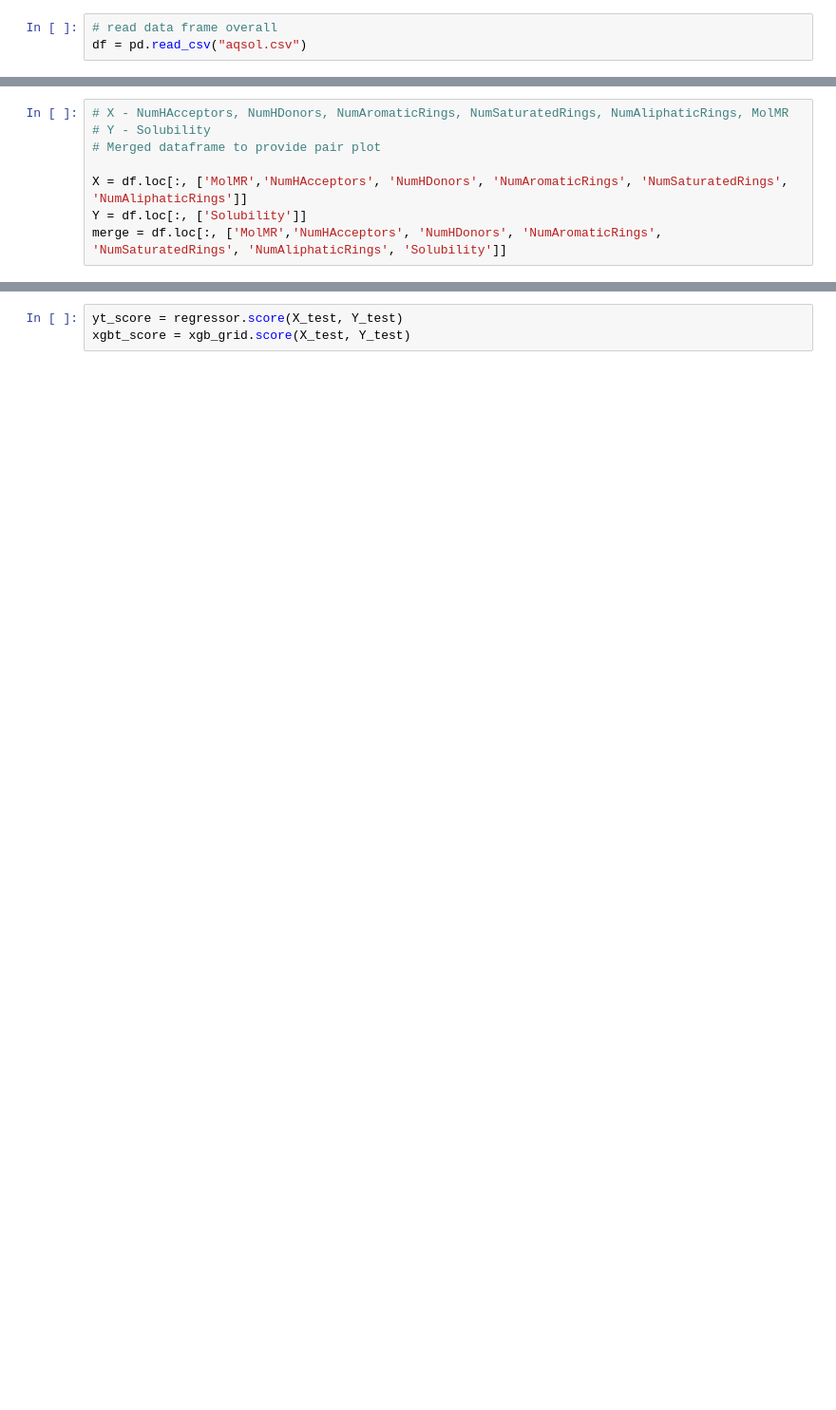
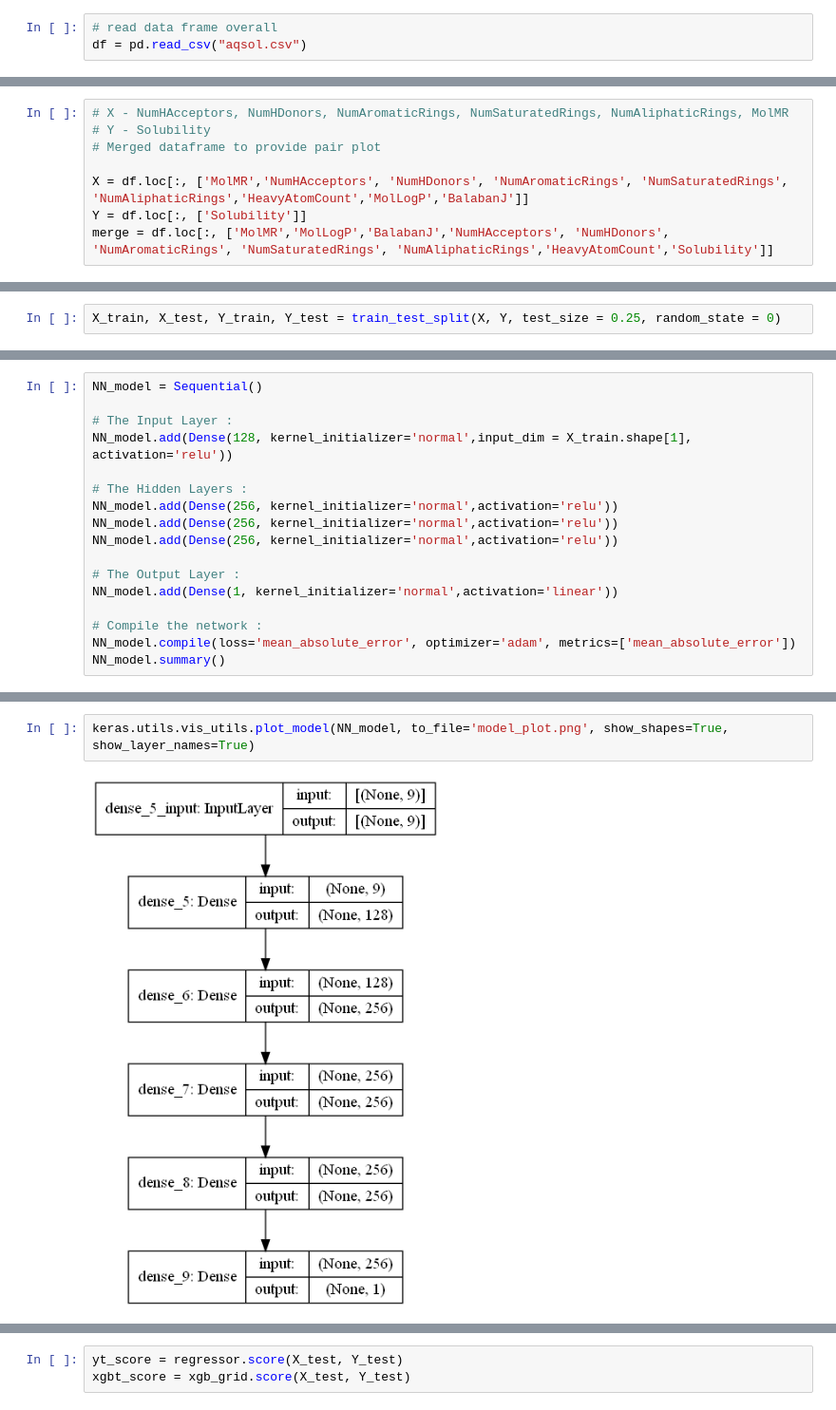
Before and after one commit to Luberr-Dhruv/ML_Liquid, a Jupyter notebook: Solubility/solubility_ml_with_xgboost.ipynb, the cells around one changed output, grey strips where cells are left out. Shown at 95% size. Cells and saved outputs as stored; diff of their text form; blank space fills up the shorter version.

```diff
--- a/Solubility/solubility_ml_with_xgboost.ipynb
+++ b/Solubility/solubility_ml_with_xgboost.ipynb
@@ -45,6 +62,6 @@ df.head()
 # Y - Solubility
 # Merged dataframe to provide pair plot
 
-X = df.loc[:, ['MolMR','NumHAcceptors', 'NumHDonors', 'NumAromaticRings', 'NumSaturatedRings', 'NumAliphaticRings']]
+X = df.loc[:, ['MolMR','NumHAcceptors', 'NumHDonors', 'NumAromaticRings', 'NumSaturatedRings', 'NumAliphaticRings','HeavyAtomCount','MolLogP','BalabanJ']]
 Y = df.loc[:, ['Solubility']]
-merge = df.loc[:, ['MolMR','NumHAcceptors', 'NumHDonors', 'NumAromaticRings', 'NumSaturatedRings', 'NumAliphaticRings', 'Solubility']]
+merge = df.loc[:, ['MolMR','MolLogP','BalabanJ','NumHAcceptors', 'NumHDonors', 'NumAromaticRings', 'NumSaturatedRings', 'NumAliphaticRings','HeavyAtomCount','Solubility']]
@@ -65,0 +73,2 @@ reg.score (X_train, Y_train)
+# %%
+X_train, X_test, Y_train, Y_test = train_test_split(X, Y, test_size = 0.25, random_state = 0)
@@ -136,0 +160,17 @@ xgb_pred = xgb_grid.predict(X_train)
+# %%
+NN_model = Sequential()
+
+# The Input Layer :
+NN_model.add(Dense(128, kernel_initializer='normal',input_dim = X_train.shape[1], activation='relu'))
+
+# The Hidden Layers :
+NN_model.add(Dense(256, kernel_initializer='normal',activation='relu'))
+NN_model.add(Dense(256, kernel_initializer='normal',activation='relu'))
+NN_model.add(Dense(256, kernel_initializer='normal',activation='relu'))
+
+# The Output Layer :
+NN_model.add(Dense(1, kernel_initializer='normal',activation='linear'))
+
+# Compile the network :
+NN_model.compile(loss='mean_absolute_error', optimizer='adam', metrics=['mean_absolute_error'])
+NN_model.summary()
@@ -136,0 +202,4 @@ xgb_pred = xgb_grid.predict(X_train)
+# %%
+keras.utils.vis_utils.plot_model(NN_model, to_file='model_plot.png', show_shapes=True, show_layer_names=True)
+# %% [output]
+[figure, added]
```
Also changed, not shown: parts of 44 cells of this notebook, 54 other files.
